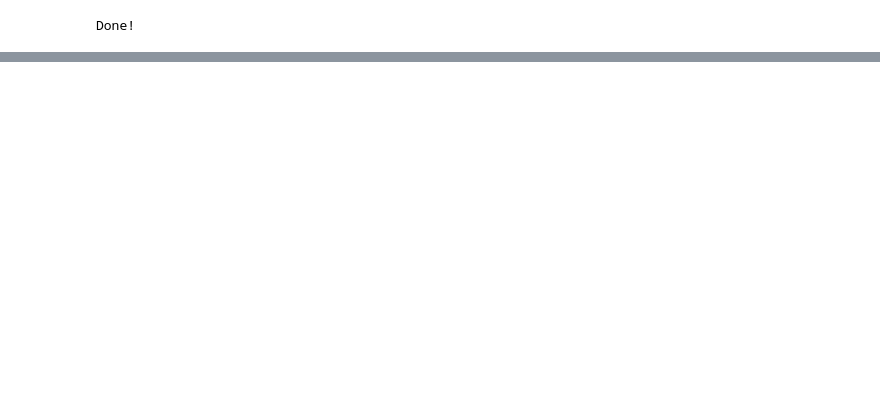
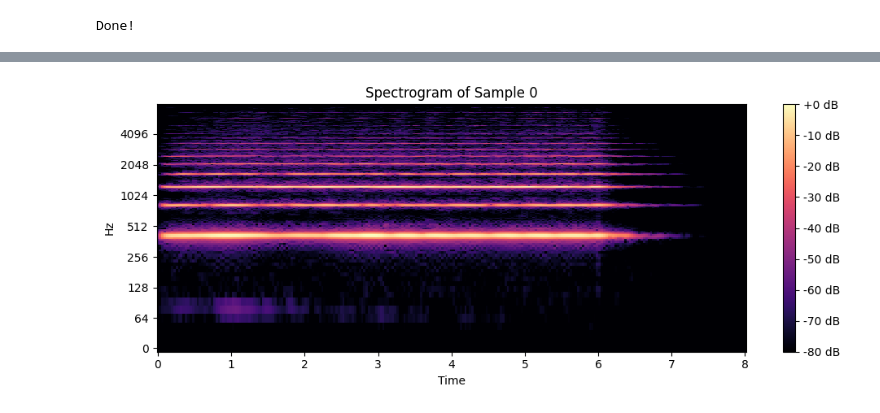
Before and after one commit to jwb10028/ml_final_project_local, a Jupyter notebook: Notebooks/Project/jupyter_performance_eval_01.ipynb, the cells around one changed output, grey strips where cells are left out. Drawn from its saved outputs; the diff is of its cells as text; code cells hidden in the pictures; blank space fills up the shorter version.

```diff
--- a/Notebooks/Project/jupyter_performance_eval_01.ipynb
+++ b/Notebooks/Project/jupyter_performance_eval_01.ipynb
@@ -44,3 +25,35 @@ import tensorflow_datasets as tfds
 print('Done!')
 # %% [output]
 Done!
+# %%
+# Plot spectrograms
+def plot_spectrogram(waveform, title):
+    D = librosa.amplitude_to_db(np.abs(librosa.stft(waveform, n_fft=1024)), ref=np.max)
+    plt.figure(figsize=(10, 4))
+    librosa.display.specshow(D, sr=16000, x_axis='time', y_axis='log')
+    plt.colorbar(format='%+2.0f dB')
+    plt.title(title)
+    plt.tight_layout()
+    plt.show()
+# %%
+# Step 1: Load the full NSynth TFDS dataset (train split)
+provider = data.NSynthTfds(split='train')
+dataset = provider.get_dataset(shuffle=False)
+
+# Step 2: Filter for instrument_family == 2 (Guitar)
+def filter_guitar(example):
+    return tf.equal(example['instrument_family'], 2)
+
+filtered_dataset = dataset.filter(filter_guitar)
+
+# Step 3: Batch and prefetch
+batched_dataset = filtered_dataset.batch(10).prefetch(tf.data.AUTOTUNE)
+
+# Step 4: Get a batch of 10 examples
+batch = next(iter(batched_dataset))
+audio = batch['audio']
+n_samples = audio.shape[1]
+
+# Optional: print keys and shapes
+for k, v in batch.items():
+    print(f"{k}: {v.shape}")
@@ -46,0 +70,6 @@ Done!
+# %%
+import soundfile as sf
+plot_spectrogram(audio[0].numpy(), title="Spectrogram of Sample 0")
+sf.write("batch_example.wav", audio.numpy()[0], 16000)
+# %% [output]
+[figure, added]
```
Also changed, not shown: parts of 3 cells of this notebook, 3 other files.
